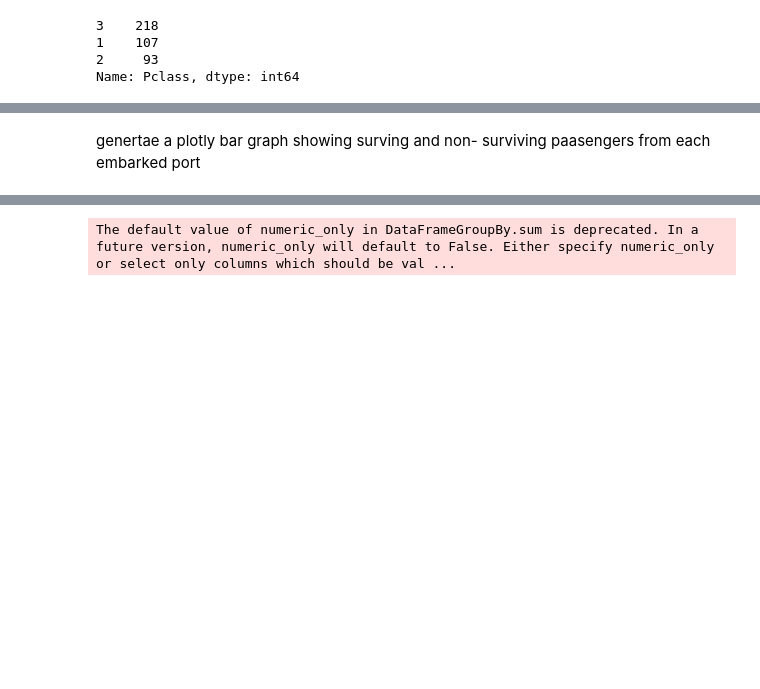
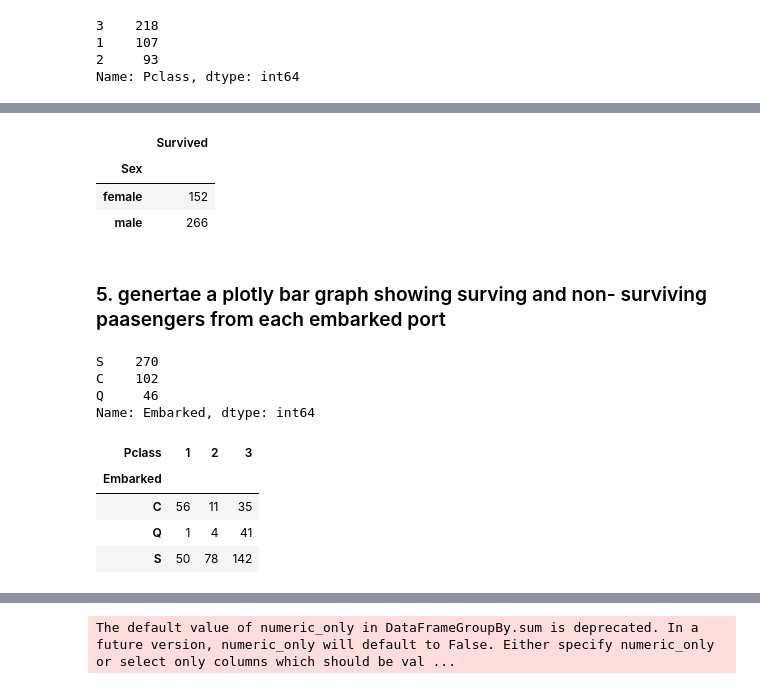
Before and after one commit to Manisha032/Python-Basic, a Jupyter notebook: data_analytics/titanic_analysis.ipynb, the cells around one changed output, grey strips where cells are left out. Cells and saved outputs as stored; diff of their text form; code cells hidden in the pictures; blank space fills up the shorter version.

```diff
--- a/data_analytics/titanic_analysis.ipynb
+++ b/data_analytics/titanic_analysis.ipynb
@@ -75,0 +69,8 @@ px.pie(df,'Pclass', title='Pclass')
+# %%
+q = df.pivot_table(index= 'Sex', values= 'Survived', aggfunc= 'count')
+q
+# %% [output]
+|  | Survived |
+| Sex |  |
+| female | 152 |
+| male | 266 |
@@ -76,2 +79,9 @@ px.pie(df,'Pclass', title='Pclass')
 # %% [markdown]
-genertae a plotly bar graph showing surving and non- surviving paasengers from each embarked port
+### 5. genertae a plotly bar graph showing surving and non- surviving paasengers from each embarked port
+# %%
+df['Embarked'].value_counts()
+# %% [output]
+S    270
+C    102
+Q     46
+Name: Embarked, dtype: int64
@@ -77,0 +90,9 @@ genertae a plotly bar graph showing surving and non- surviving paasengers from e
+# %%
+L=df.pivot_table(index= 'Embarked', columns= 'Pclass', values= 'Survived', aggfunc= 'count')
+L
+# %% [output]
+| Pclass | 1 | 2 | 3 |
+| Embarked |  |  |  |
+| C | 56 | 11 | 35 |
+| Q | 1 | 4 | 41 |
+| S | 50 | 78 | 142 |
```
Also changed, not shown: parts of 22 cells of this notebook, 2 other files.
